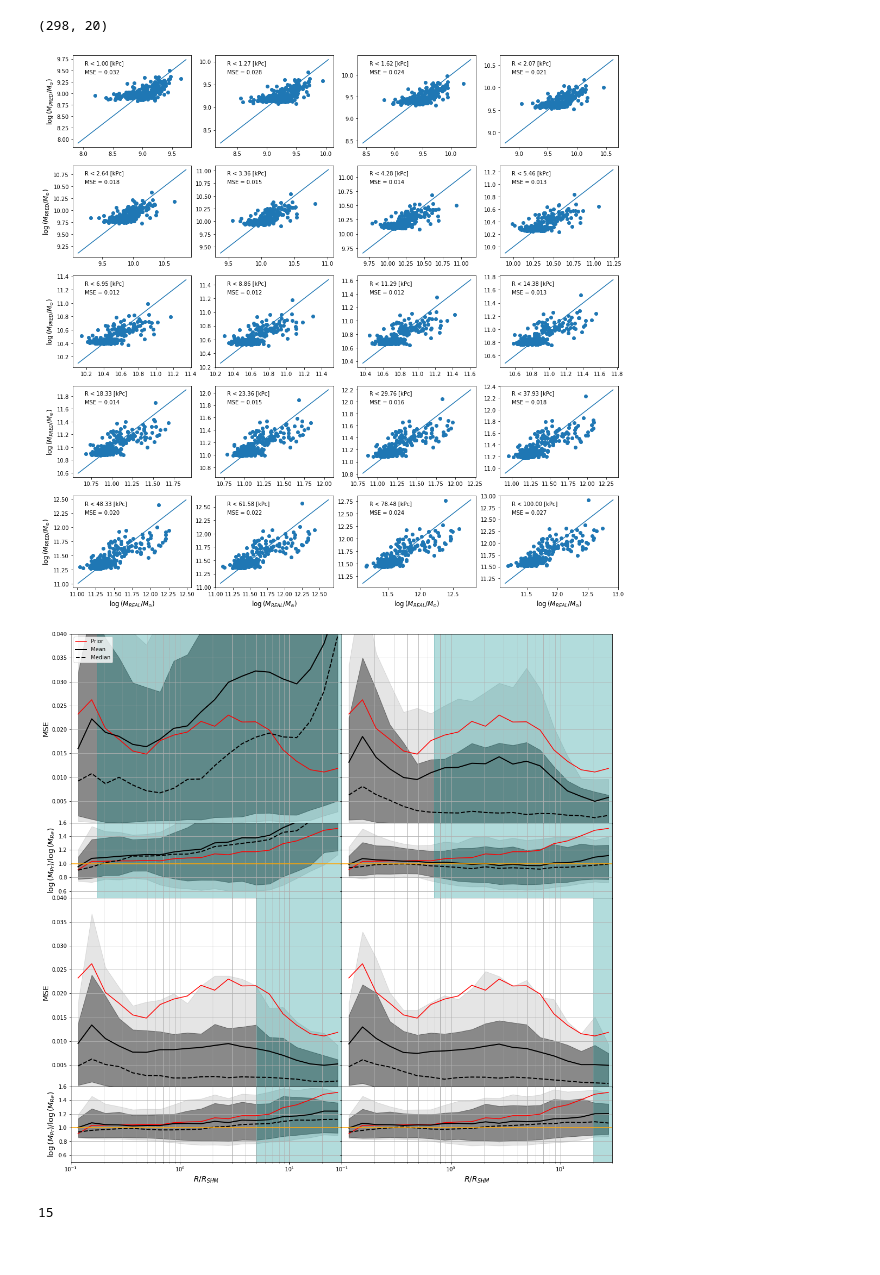
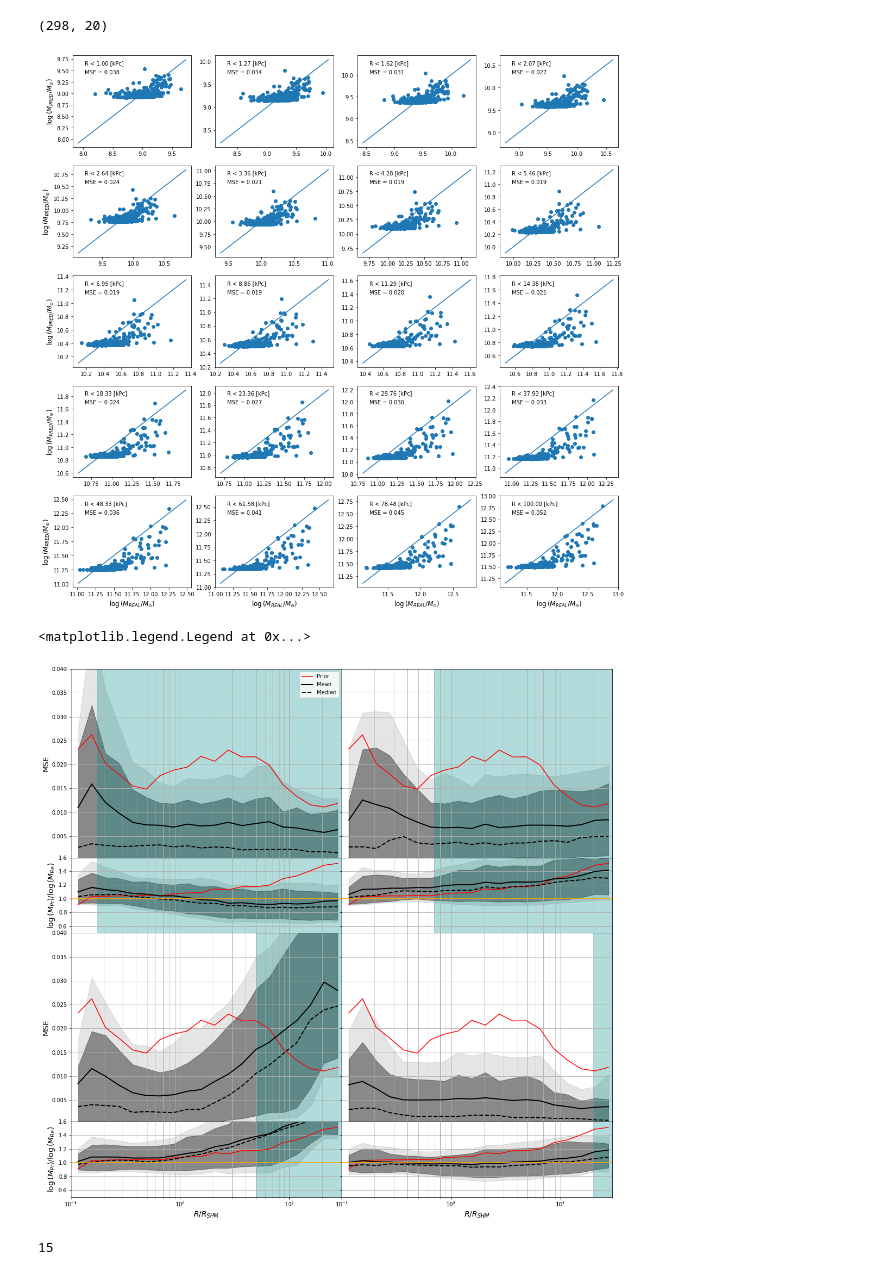
Before and after one commit to Martindelosrios/MaDaMe, a Jupyter notebook: codes/CNNs.ipynb, the cells around one changed output. Saved outputs shown, nothing was run; the diff lists cells and outputs as text; code cells hidden in the pictures.

Commit message:
add masked channel analysis

```diff
--- a/codes/CNNs.ipynb
+++ b/codes/CNNs.ipynb
@@ -654,7 +655,7 @@ train_loader = DataLoader(train_dataset, batch_size=32, shuffle=True)
 val_loader   = DataLoader(val_dataset, batch_size=32, shuffle=False)
 test_loader  = DataLoader(test_dataset, batch_size=32, shuffle=False)
 # %%
-name = '3ch'
+name = '8ch'
 # %%
 num_epochs = 100
 patience = 10  # Número de épocas a esperar antes de detener el entrenamiento si no hay mejora
@@ -1359,7 +1360,13 @@ pix_size_rad = pix_size_arcsec / 3600 * (np.pi / 180) # Pixel size in radians
 # %%
 mask_size_in_hmr = np.geomspace(0.1, 20, 20)
 # %%
-nimg = 0
+ZP = [24.63, 25.11, 24.80, 24.36, 22.83]
+mean_mag_arcsec2 = [22.01, 21.84, 20.84, 20.16, 18.96]
+std_mag_arcsec2 = 0.1
+noisy_mask = True
+full_noise = True
+
+#nimg = 0
 x, y = np.ogrid[:128, :128]
 
 masked_mass_predictions = []
@@ -1380,7 +1387,18 @@ for nbin in range(21):
             image_masked = x_testset[nimg,ch,:,:].copy()
             if i < 20: image_masked[~mask] = 0  # Establecer a 0 los píxeles fuera del círculo
 
-            x_testset_masked[nimg,ch,:,:] = image_masked
+            noise = np.zeros_like(image_masked)
+            if noisy_mask and (ch < 5):
+                mean_mjysr = 10**(-0.4 * (mean_mag_arcsec2[ch] + ZP[ch]) ) * 3631 * (u.Jy/(u.arcsec**2)).to(u.MJy/u.sr) # From https://classic.sdss.org/dr7/algorithms/fluxcal.php
+                std_mjysr = 10**(-0.4 * (mean_mag_arcsec2[ch] - std_mag_arcsec2 + ZP[ch]) ) * 3631 * (u.Jy/(u.arcsec**2)).to(u.MJy/u.sr)
+                noise = np.random.normal(mean_mjysr, np.abs(std_mjysr - mean_mjysr), size=(128,128))
+                noise = ((noise - min_x[ch,:,:]) / (max_x[ch,:,:] - min_x[ch,:,:]))
+                noise[mask] = 0
+            bkg_noise = np.zeros_like(image_masked)
+            if full_noise:
+                q = np.quantile(x_testset[nimg,ch,:,:], q = (0.1,0.2,0.3))
+                bkg_noise = np.abs(np.random.normal(q[1], scale = q[2] - q[0], size = (128,128)))
+            x_testset_masked[nimg,ch,:,:] = image_masked + noise + bkg_noise
         masked_size_aux.append(len(np.where(mask == False)[0]))
     masked_size_list.append(masked_size_aux)
     # Crear los DataLoaders para entrenamiento y validación
@@ -1462,25 +1480,25 @@ masked_M_pred.shape
 # %% [output]
 (298, 20)
 # %%
-imask = 20
+imask = 0
 aux_pred = masked_mass_predictions[imask]
 fig, ax = plt.subplots(5,4, figsize = (18,18))
 
 for i in range(5):
     for j in range(4):
 
         ax[i,j].scatter(np.log10(M_real[:,i*4+j]), np.log10(aux_pred[:,i*4+j]))
         ax[i,j].plot([min_y[i*4+j], max_y[i*4+j]], [min_y[i*4+j], max_y[i*4+j]])
 
         if i == 4: ax[i,j].set_xlabel('$\log{(M_{REAL} / M_{\odot})}$', fontsize = 12)
         if j == 0: ax[i,j].set_ylabel('$\log{(M_{PRED} / M_{\odot})}$', fontsize = 12)
 
         ax[i,j].text(0.1,0.8,'MSE = {:.3f}'.format(mean_squared_error(np.log10(M_real[:,i*4+j]), np.log10(aux_pred[:,i*4+j]))), transform = ax[i,j].transAxes)
         ax[i,j].text(0.1,0.9,'R < {:.2f} [kPc]'.format(R_bins[i*4+j]), transform = ax[i,j].transAxes)
 
 #plt.savefig('../graphs/RealVSPred_' + name + f'_mask_{R_bins[imask]}.pdf')
 # %% [output]
-[figure, old version]
+[figure, new version]
 # %%
 r = np.zeros_like(masked_mass_predictions[15])
 for i in range(len(test_ind)):
@@ -1559,9 +1577,10 @@ for i, iax in enumerate(fig.axes): iax.grid(which = 'both')
 ax[0,0].set_xscale('log')
 ax[0,0].legend()
 
-plt.savefig('../graphs/MaskedNormalizedMSE_' + name + '.pdf')
+#plt.savefig('../graphs/MaskedNormalizedMSE_' + name + '.pdf')
 # %% [output]
+<matplotlib.legend.Legend at 0x...>
-[figure, old version]
+[figure, new version]
 # %%
 r = np.zeros_like(aux_pred)
 for i in range(len(test_ind)):
```
Also changed, not shown: parts of 9 cells of this notebook.
